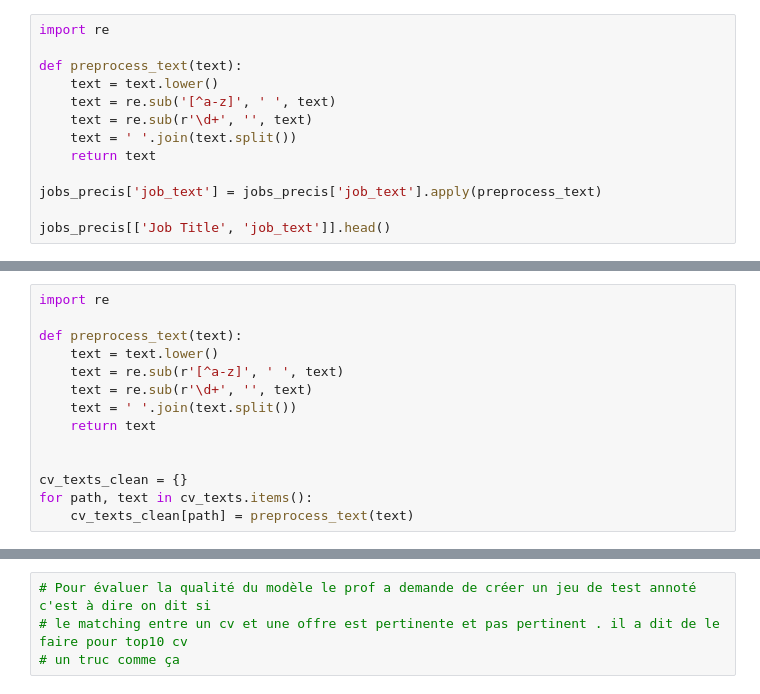
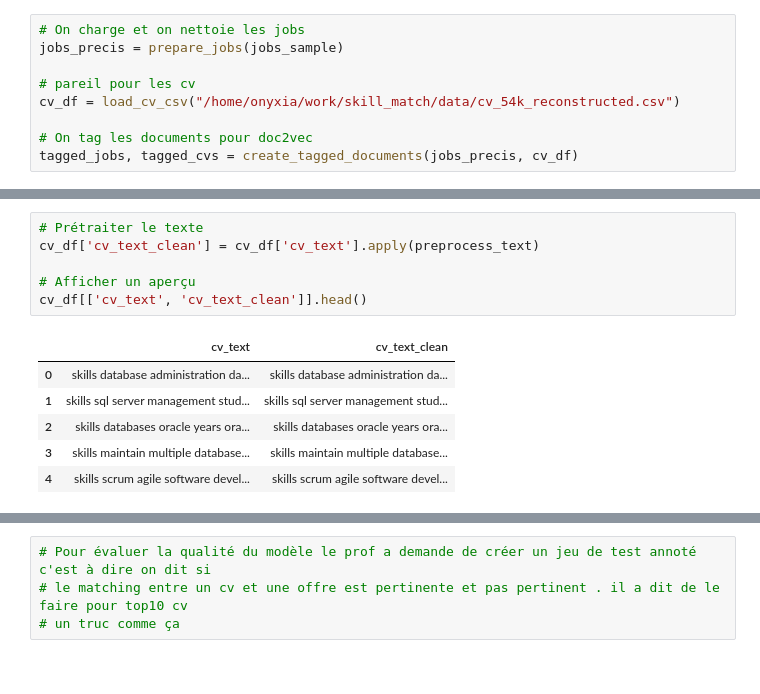
Before and after one commit to BoubakerA/skill_match, a Jupyter notebook: notebooks/Test_1.ipynb, the cells around one changed output, grey strips where cells are left out. Saved outputs shown, nothing was run; the diff lists cells and outputs as text.

```diff
--- a/notebooks/Test_1.ipynb
+++ b/notebooks/Test_1.ipynb
@@ -56,13 +69,9 @@ jobs_precis[["Job Title", "job_text"]].head()
 # %%
-import re
+# On charge et on nettoie les jobs
+jobs_precis = prepare_jobs(jobs_sample)
 
-def preprocess_text(text):
-    text = text.lower()
-    text = re.sub('[^a-z]', ' ', text)
-    text = re.sub(r'\d+', '', text)
-    text = ' '.join(text.split())
-    return text
+# pareil pour les cv
+cv_df = load_cv_csv("/home/onyxia/work/skill_match/data/cv_54k_reconstructed.csv")
 
-jobs_precis['job_text'] = jobs_precis['job_text'].apply(preprocess_text)
-
-jobs_precis[['Job Title', 'job_text']].head()
+# On tag les documents pour doc2vec
+tagged_jobs, tagged_cvs = create_tagged_documents(jobs_precis, cv_df)
@@ -97,14 +83,13 @@ Nombre de CV extraits : 2590
 # %%
-import re
+# Prétraiter le texte
+cv_df['cv_text_clean'] = cv_df['cv_text'].apply(preprocess_text)
 
-def preprocess_text(text):
-    text = text.lower()
-    text = re.sub(r'[^a-z]', ' ', text)
-    text = re.sub(r'\d+', '', text)
-    text = ' '.join(text.split())
-    return text
-
-
-cv_texts_clean = {}
-for path, text in cv_texts.items():
-    cv_texts_clean[path] = preprocess_text(text)
+# Afficher un aperçu
+cv_df[['cv_text', 'cv_text_clean']].head()
+# %% [output]
+|  | cv_text | cv_text_clean |
+| 0 | skills database administration da... | skills database administration da... |
+| 1 | skills sql server management stud... | skills sql server management stud... |
+| 2 | skills databases oracle years ora... | skills databases oracle years ora... |
+| 3 | skills maintain multiple database... | skills maintain multiple database... |
+| 4 | skills scrum agile software devel... | skills scrum agile software devel... |
```
Also changed, not shown: parts of 29 cells of this notebook, 2 other files.
